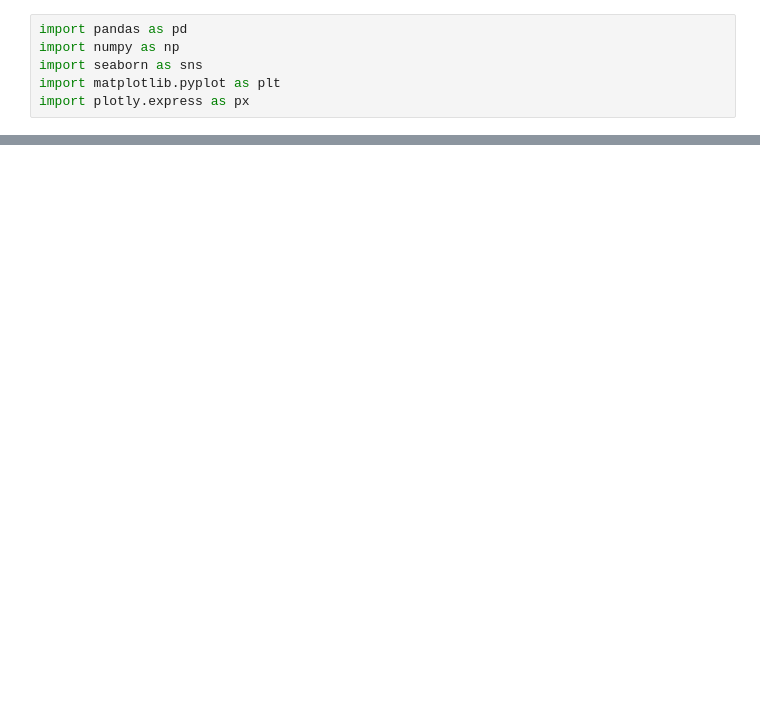
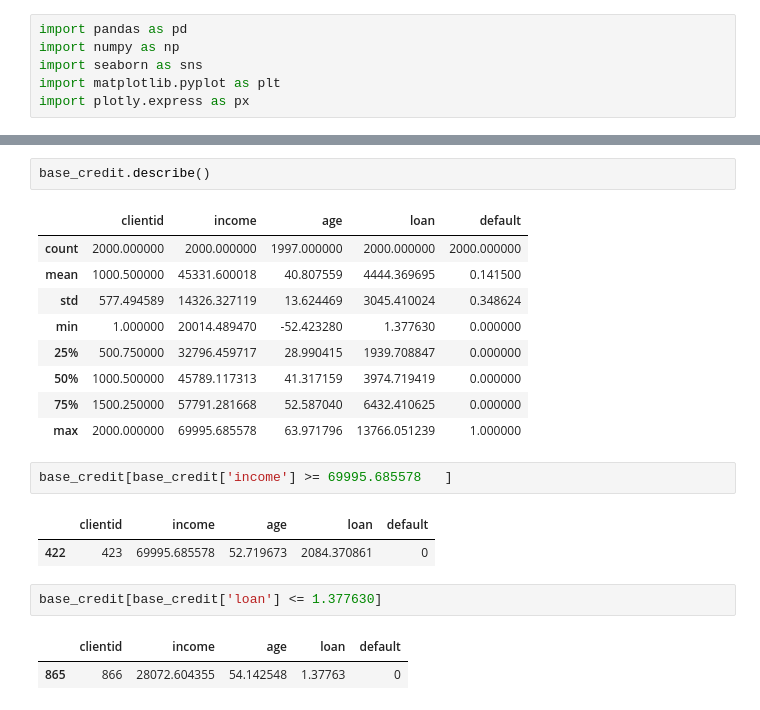
Before and after one commit to vasconcelosjean42/machine_learning-and-data-science-iaexpert, a Jupyter notebook: classificacao/parte_01_classificacao.ipynb, the cells around one changed output, grey strips where cells are left out. Cells and saved outputs as stored; diff of their text form; blank space fills up the shorter version.

```diff
--- a/classificacao/parte_01_classificacao.ipynb
+++ b/classificacao/parte_01_classificacao.ipynb
@@ -22,0 +52,22 @@ import plotly.express as px
+# %%
+base_credit.describe()
+# %% [output]
+|  | clientid | income | age | loan | default |
+| count | 2000.000000 | 2000.000000 | 1997.000000 | 2000.000000 | 2000.000000 |
+| mean | 1000.500000 | 45331.600018 | 40.807559 | 4444.369695 | 0.141500 |
+| std | 577.494589 | 14326.327119 | 13.624469 | 3045.410024 | 0.348624 |
+| min | 1.000000 | 20014.489470 | -52.423280 | 1.377630 | 0.000000 |
+| 25% | 500.750000 | 32796.459717 | 28.990415 | 1939.708847 | 0.000000 |
+| 50% | 1000.500000 | 45789.117313 | 41.317159 | 3974.719419 | 0.000000 |
+| 75% | 1500.250000 | 57791.281668 | 52.587040 | 6432.410625 | 0.000000 |
+| max | 2000.000000 | 69995.685578 | 63.971796 | 13766.051239 | 1.000000 |
+# %%
+base_credit[base_credit['income'] >= 69995.685578	]
+# %% [output]
+|  | clientid | income | age | loan | default |
+| 422 | 423 | 69995.685578 | 52.719673 | 2084.370861 | 0 |
+# %%
+base_credit[base_credit['loan'] <= 1.377630]
+# %% [output]
+|  | clientid | income | age | loan | default |
+| 865 | 866 | 28072.604355 | 54.142548 | 1.37763 | 0 |
```
Also changed, not shown: parts of 6 cells of this notebook.
